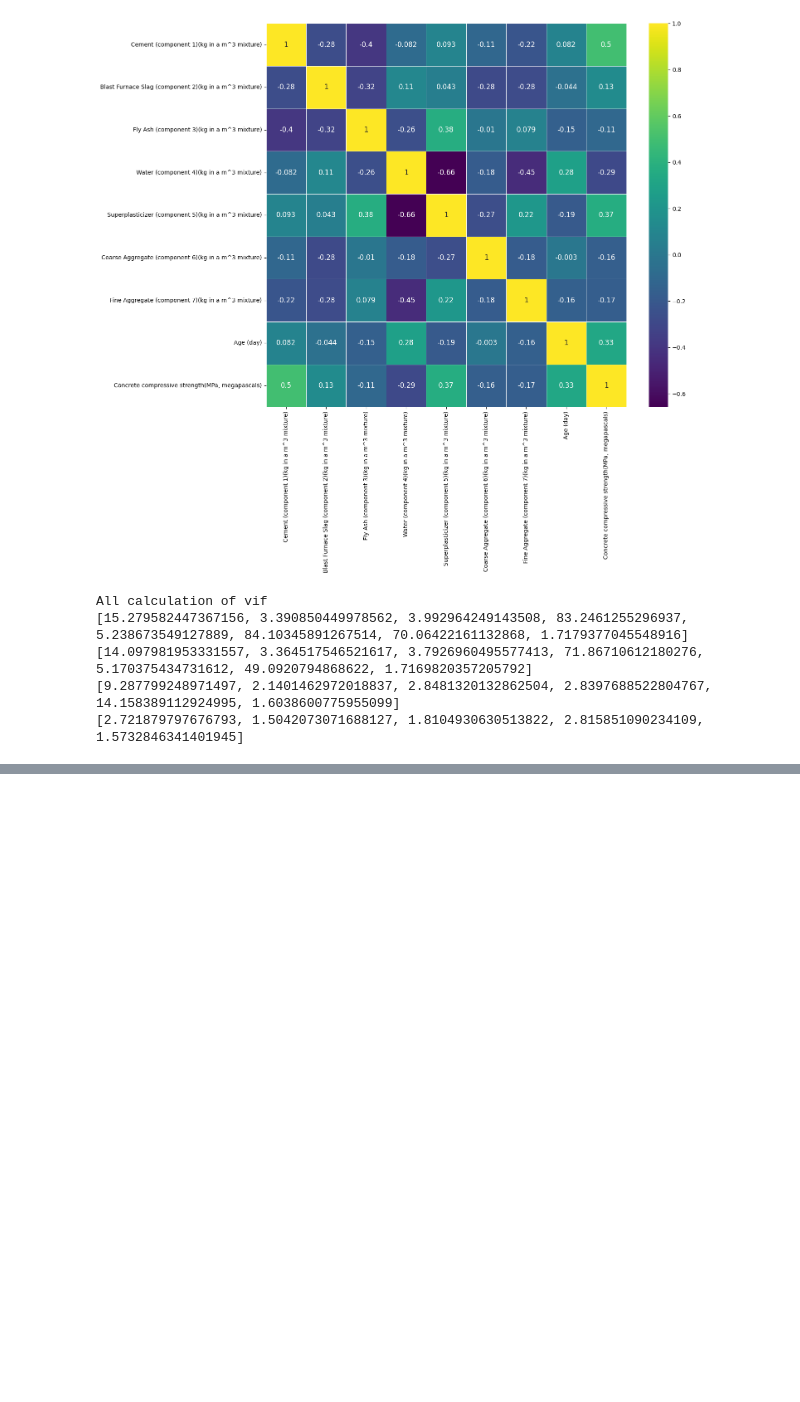
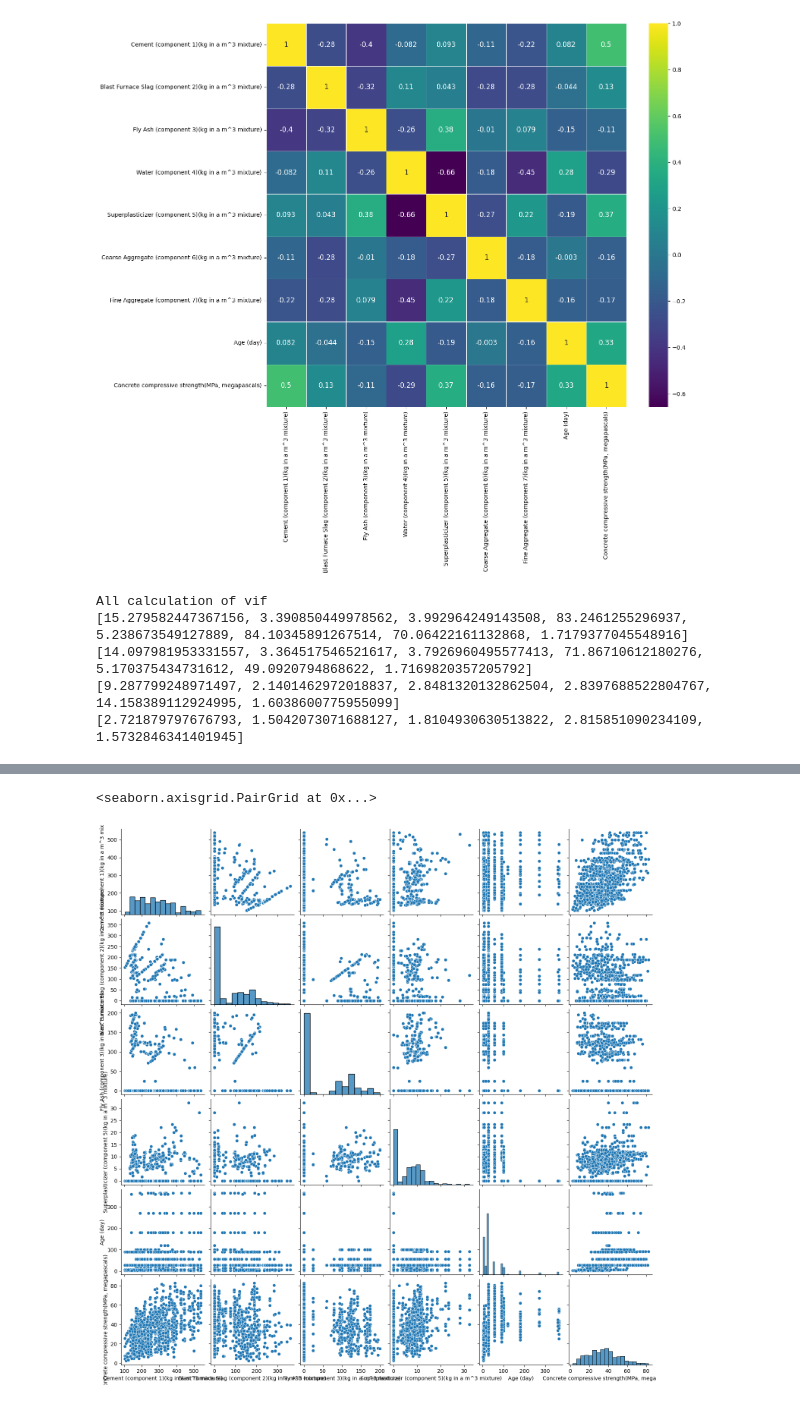
Before and after one commit to WhiteMorro1177/artif-intel-prac-3, a Jupyter notebook: main.ipynb, the cells around one changed output, grey strips where cells are left out. Cells and saved outputs as stored; diff of their text form; code cells hidden in the pictures; blank space fills up the shorter version.

```diff
--- a/main.ipynb
+++ b/main.ipynb
@@ -170,0 +227,5 @@ pd.DataFrame({'vif': vifs[-1][0:]}, index=new_headers).T
+# %%
+sns.pairplot(new_data)
+# %% [output]
+<seaborn.axisgrid.PairGrid at 0x...>
+[figure, added]
```
Also changed, not shown: parts of 15 cells of this notebook.
